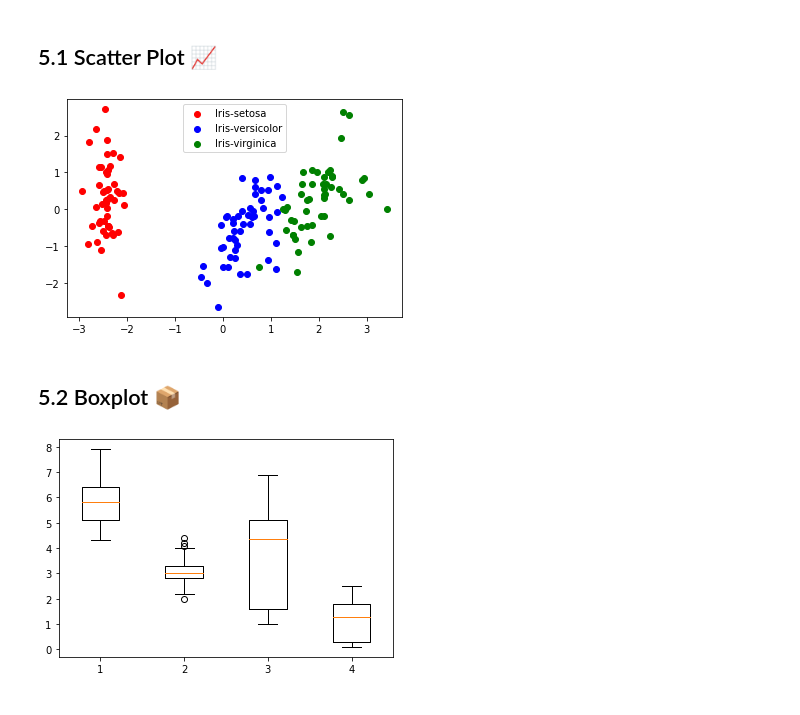
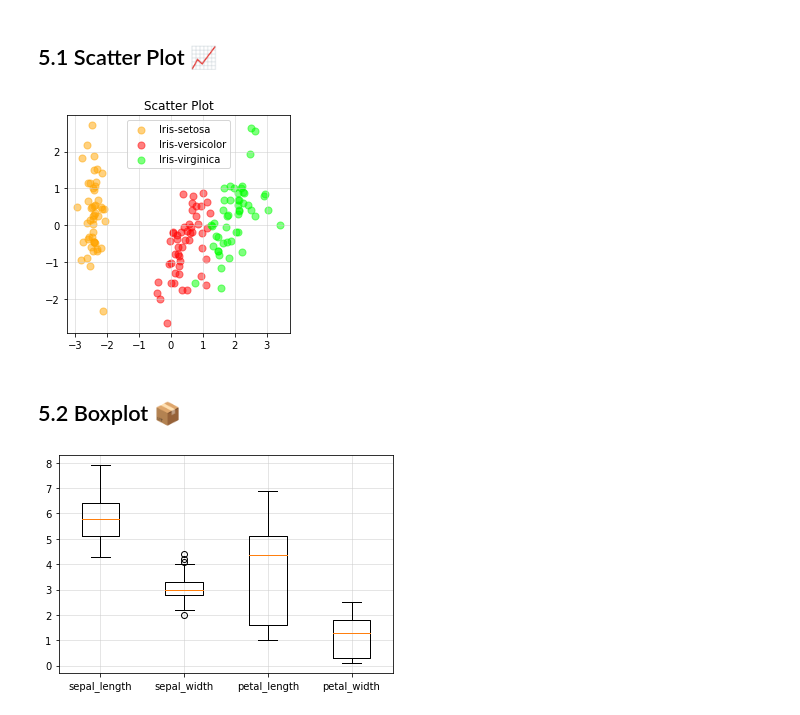
Before and after one commit to amir78729/iris-data-mining, a Jupyter notebook: iris-data-mining.ipynb, the cells around one changed output. Saved outputs shown, nothing was run; the diff lists cells and outputs as text; code cells hidden in the pictures.

```diff
--- a/iris-data-mining.ipynb
+++ b/iris-data-mining.ipynb
@@ -65,6 +97,3 @@ print(data.isna())
 ## 1.2 Removing Invalid Data Using `dropna()` 🚮
 
 > After calling this method, **9** invalid rows will be removed.
-# %%
-data = data.dropna()
-print(data)
@@ -85,0 +100,3 @@ print(data)
+# %%
+clean_data = data.dropna(how="any")
+clean_data
@@ -102,8 +133,8 @@ print(data)
 
 We have encoded a set of nominal data into numerical data. This is actually categorical data and there is no relation, of any kind, between the rows. The problem here is, since there are different numbers in the same column, the model will misunderstand the data to be in some kind of order, 0 < 1 < 2. But this isn’t the case at all.
 # %%
-label_encoded_data = data
+label_encoded_data = clean_data
 label_encoder = preprocessing.LabelEncoder()
-label_encoded_data['target'] = label_encoder.fit_transform(label_encoded_data.target.values)
-print(label_encoded_data)
+label_encoded_data['target'] = label_encoder.fit_transform(label_encoded_data['target'])
+label_encoded_data
 # %% [output]
@@ -206,8 +235,9 @@ column_transformer = compose.ColumnTransformer(
     ], remainder='passthrough'
 )
 
-scaled_data = column_transformer.fit_transform(label_encoded_data)
-
-print(scaled_data.mean(axis=0))
-print(scaled_data.std(axis=0))
+scaled_data = pd.DataFrame(
+    data=column_transformer.fit_transform(label_encoded_data),
+    columns=col_names
+)
+scaled_data
 # %% [output]
@@ -233,33 +303,36 @@ print(principal_components.shape)
 # %%
 get_label_info = {
     0: {
         'name': 'Iris-setosa',
-        'color':'red'
+        'color':'orange'
     },
     1: {
         'name': 'Iris-versicolor',
-        'color':'blue'
+        'color':'red'
     },
     2: {
         'name': 'Iris-virginica',
-        'color':'green'
+        'color':'lime'
     },
 }
 
-label_encoded_data = np.array(label_encoded_data)
-fig, ax = plt.subplots()
+fig, ax = plt.subplots(figsize=(4,4))
 for label in [0, 1, 2]:
-    category_indexes = np.where(label_encoded_data[:,4] == label)
+    category_indexes = np.where(np.array(label_encoded_data)[:,4] == label)
     ax.scatter(
         principal_components[category_indexes, 0],
         principal_components[category_indexes, 1],
         c=get_label_info[label]['color'],
-        label=get_label_info[label]['name']
+        label=get_label_info[label]['name'],
+        alpha=0.5,
+        s=50
     )
+plt.title('Scatter Plot')
+plt.grid(color='#ccc', linestyle='-', linewidth=0.5)
 ax.legend()
 plt.show()
 # %% [output]
-[figure, old version]
+[figure, new version]
 # %% [markdown]
 ## 5.2 Boxplot 📦
 # %%
@@ -271,6 +344,9 @@ boxplot_data = [
     label_encoded_data[:,3]
 ]
 ax.boxplot(boxplot_data)
+plt.grid(color='#ccc', linestyle='-', linewidth=0.5)
+plt.xticks(range(1,5), col_names[:4])
+
 plt.show()
 # %% [output]
-[figure, old version]
+[figure, new version]
```
Also changed, not shown: parts of 20 cells of this notebook.
